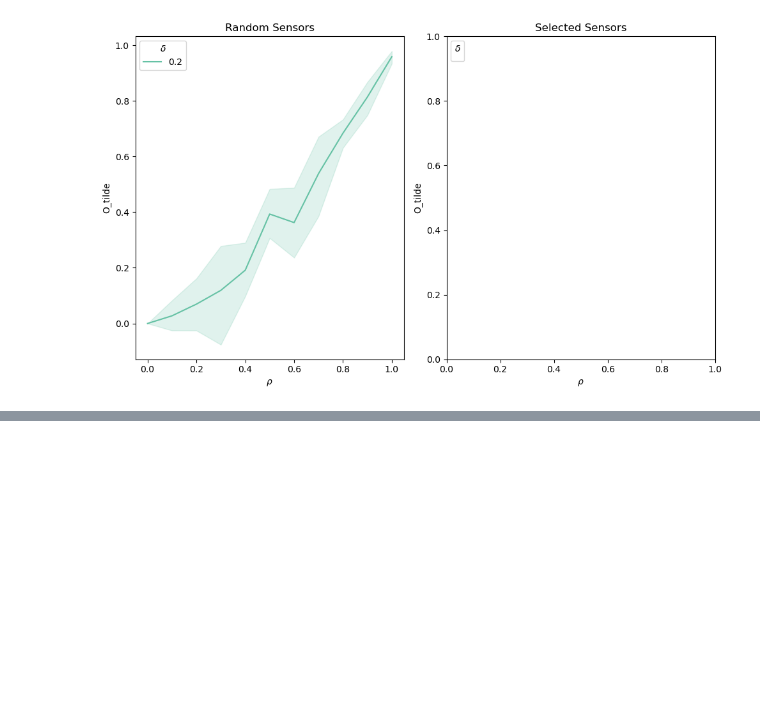
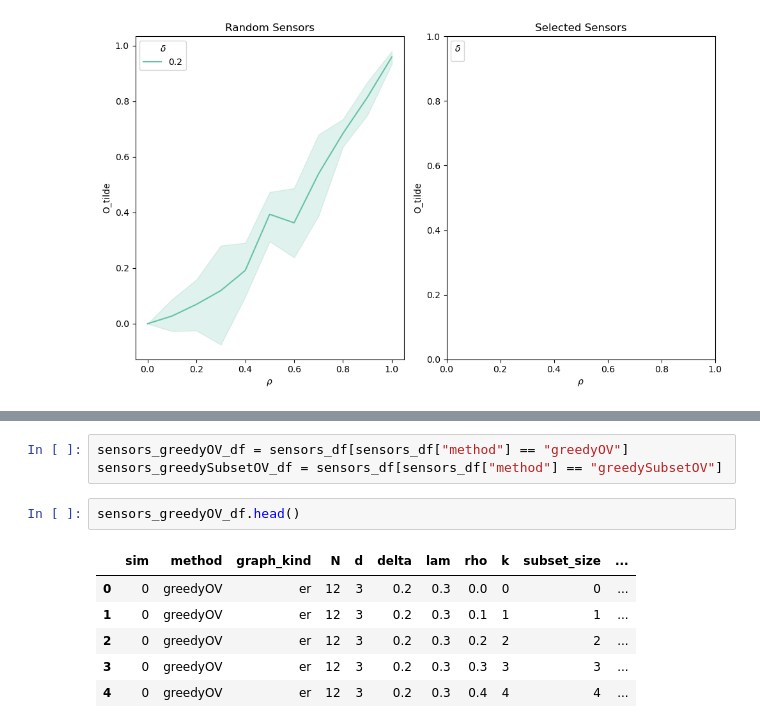
Before and after one commit to marziof/bp-sensor-selection, a Jupyter notebook: results.ipynb, the cells around one changed output, grey strips where cells are left out. Drawn from its saved outputs; the diff is of its cells as text; blank space fills up the shorter version.

```diff
--- a/results.ipynb
+++ b/results.ipynb
@@ -53,0 +54,12 @@ plot_comparison(results_df, delta=deltas[0], metric="precision")
+# %%
+sensors_greedyOV_df = sensors_df[sensors_df["method"] == "greedyOV"]
+sensors_greedySubsetOV_df = sensors_df[sensors_df["method"] == "greedySubsetOV"]
+# %%
+sensors_greedyOV_df.head()
+# %% [output]
+|  | sim | method | graph_kind | N | d | delta | lam | rho | k | subset_size | ... |
+| 0 | 0 | greedyOV | er | 12 | 3 | 0.2 | 0.3 | 0.0 | 0 | 0 | ... |
+| 1 | 0 | greedyOV | er | 12 | 3 | 0.2 | 0.3 | 0.1 | 1 | 1 | ... |
+| 2 | 0 | greedyOV | er | 12 | 3 | 0.2 | 0.3 | 0.2 | 2 | 2 | ... |
+| 3 | 0 | greedyOV | er | 12 | 3 | 0.2 | 0.3 | 0.3 | 3 | 3 | ... |
+| 4 | 0 | greedyOV | er | 12 | 3 | 0.2 | 0.3 | 0.4 | 4 | 4 | ... |
```
Also changed, not shown: parts of 4 cells of this notebook, 5 other files.
